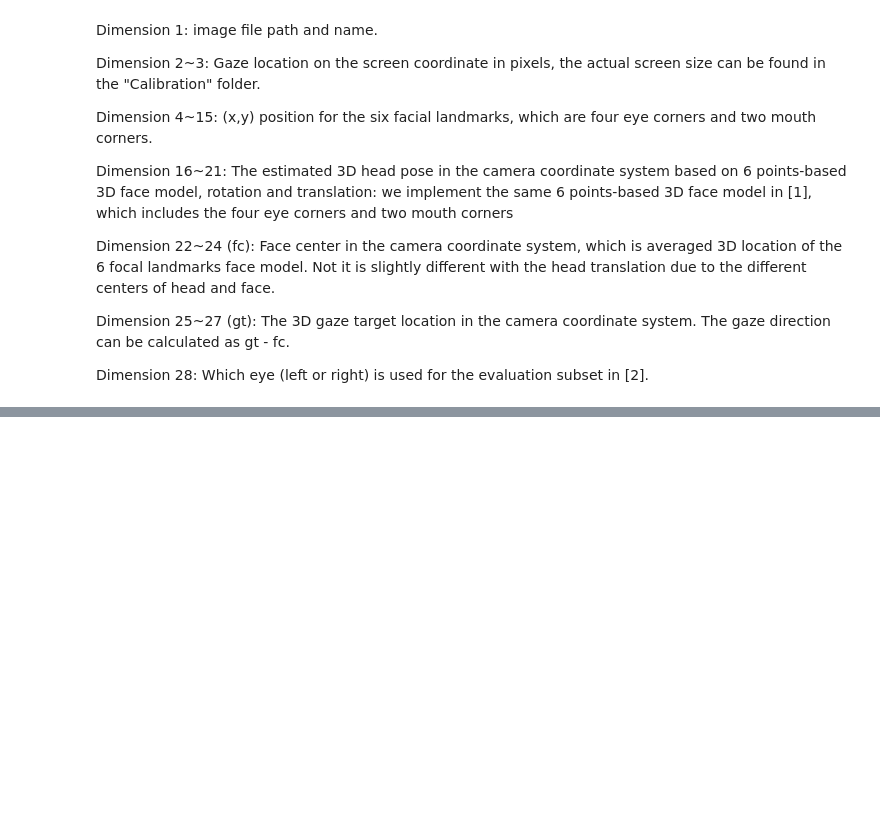
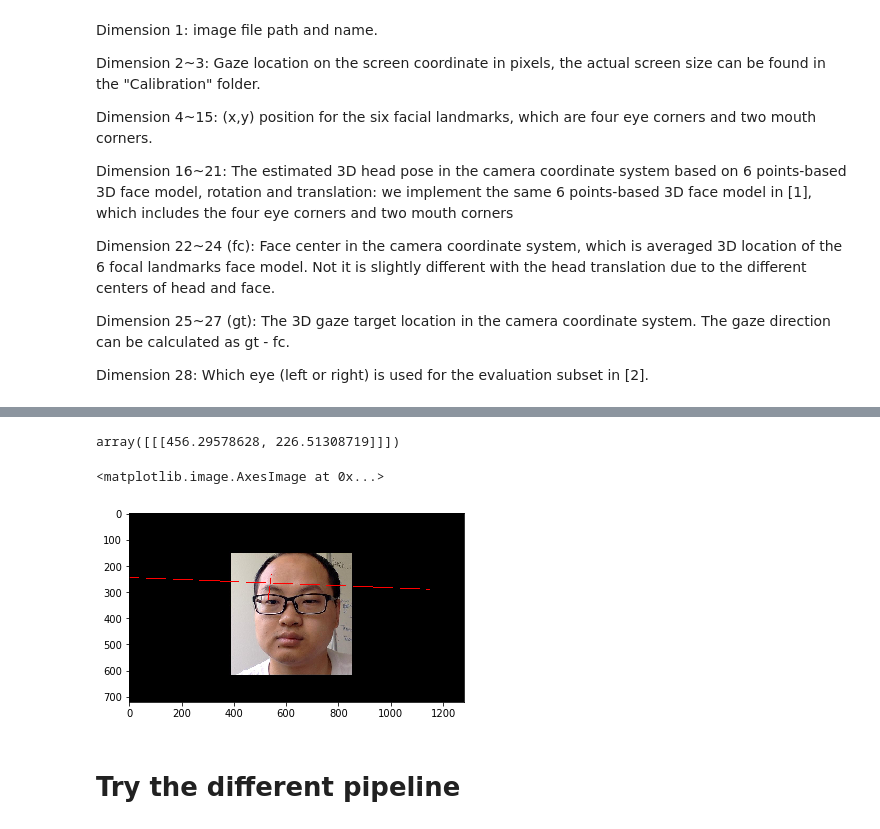
Before and after one commit to Bovey0809/gaze_estimation, a Jupyter notebook: gaze_estimation.ipynb, the cells around one changed output, grey strips where cells are left out. Drawn from its saved outputs; the diff is of its cells as text; code cells hidden in the pictures; blank space fills up the shorter version.

```diff
--- a/gaze_estimation.ipynb
+++ b/gaze_estimation.ipynb
@@ -527,0 +699,13 @@ an
+# %%
+t_end_point
+# %% [output]
+array([[[456.29578628, 226.51308719]]])
+# %%
+img = cv2.line(t_test, (531, 336), (543, 232), (255,0,0), 2)
+# %%
+plt.imshow(img)
+# %% [output]
+<matplotlib.image.AxesImage at 0x...>
+[figure, added]
+# %% [markdown]
+# Try the different pipeline
```
Also changed, not shown: parts of 179 cells of this notebook, 2 other files.
